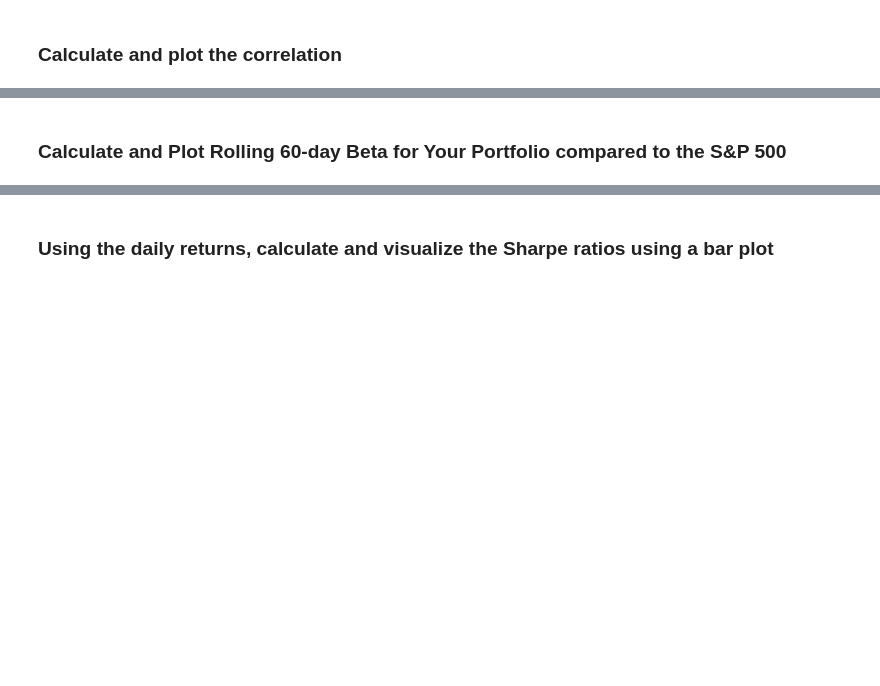
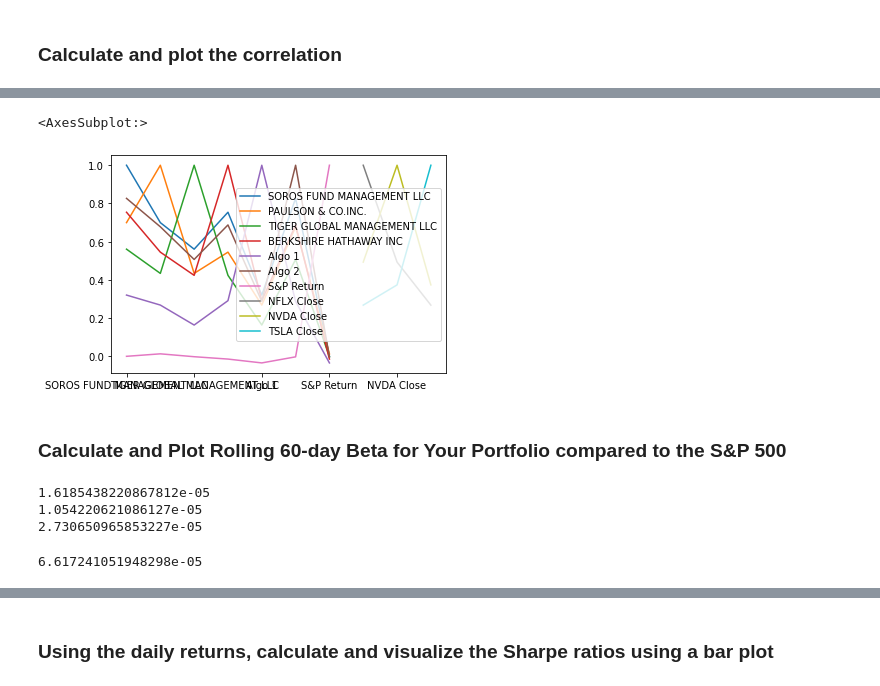
Before and after one commit to DamaniW/FinTechHW, a Jupyter notebook: whale_analysis.ipynb, the cells around one changed output, grey strips where cells are left out. Cells and saved outputs as stored; diff of their text form; code cells hidden in the pictures; blank space fills up the shorter version.

```diff
--- a/whale_analysis.ipynb
+++ b/whale_analysis.ipynb
@@ -635,2 +644,7 @@ ValueError: Cannot index with multidimensional key
+# %%
+final_combined_df.corr().plot()
+# %% [output]
+<AxesSubplot:>
+[figure, added]
 # %% [markdown]
 ### Calculate and Plot Rolling 60-day Beta for Your Portfolio compared to the S&P 500
@@ -638,0 +651,16 @@ ValueError: Cannot index with multidimensional key
+# %%
+# Calculate and plot Beta
+covariance_nflx = dropped_custom_returns['NFLX Close'].cov(dropped_sp500_df['S&P Return'])
+covariance_nvda = dropped_custom_returns['NVDA Close'].cov(dropped_sp500_df['S&P Return'])
+covariance_tsla = dropped_custom_returns['TSLA Close'].cov(dropped_sp500_df['S&P Return'])
+print(covariance_nflx)
+print(covariance_nvda)
+print(covariance_tsla)
+# %% [output]
+1.6185438220867812e-05
+1.054220621086127e-05
+2.730650965853227e-05
+# %%
+variance
+# %% [output]
+6.617241051948298e-05
```
Also changed, not shown: parts of 16 cells of this notebook.
